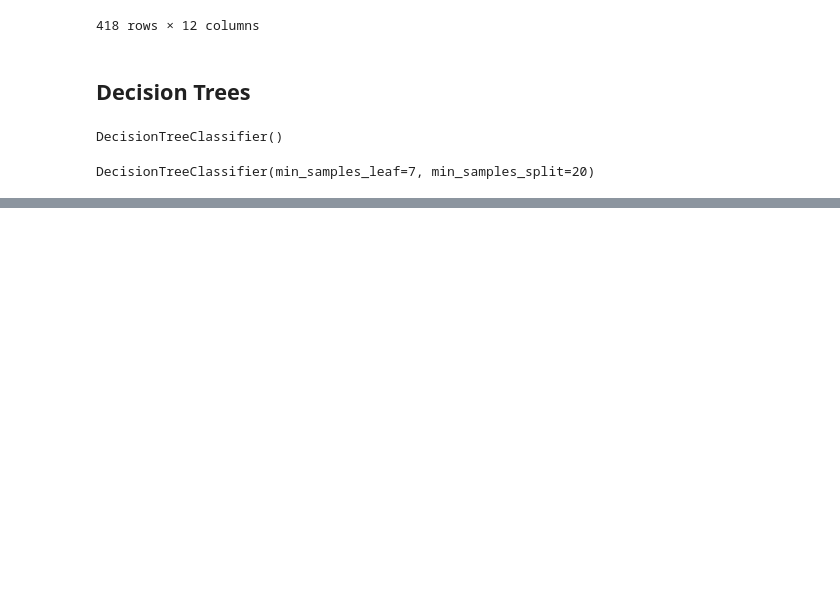
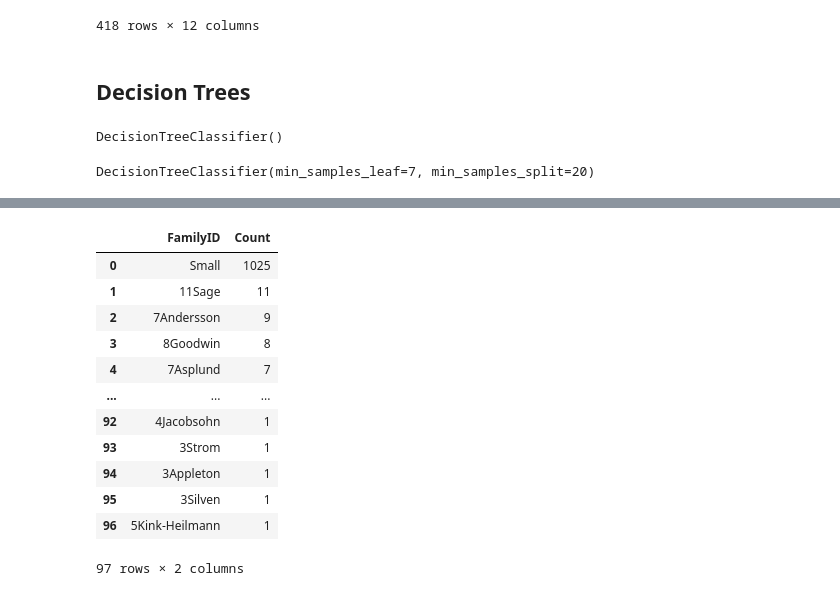
Before and after one commit to belenareal/titanic, a Jupyter notebook: titanic.ipynb, the cells around one changed output, grey strips where cells are left out. Drawn from its saved outputs; the diff is of its cells as text; code cells hidden in the pictures; blank space fills up the shorter version.

```diff
--- a/titanic.ipynb
+++ b/titanic.ipynb
@@ -323,0 +485,4 @@ submit.to_csv('data/tree_prediction.csv', index=False)
+# %%
+combi['Surname'] = combi['Name'].str.split('[,.]').str[0]
+# %%
+combi['FamilyID'] = combi['FamilySize'].astype(str) + combi['Surname']
@@ -323,0 +504,2 @@ submit.to_csv('data/tree_prediction.csv', index=False)
+# %%
+combi.loc[combi['FamilySize'] <= 2, 'FamilyID'] = 'Small'
@@ -323,0 +522,19 @@ submit.to_csv('data/tree_prediction.csv', index=False)
+# %%
+famIDs = pd.DataFrame(combi['FamilyID'].value_counts()).reset_index()
+famIDs.columns = ['FamilyID', 'Count']
+# %%
+famIDs
+# %% [output]
+|  | FamilyID | Count |
+| 0 | Small | 1025 |
+| 1 | 11Sage | 11 |
+| 2 | 7Andersson | 9 |
+| 3 | 8Goodwin | 8 |
+| 4 | 7Asplund | 7 |
+| ... | ... | ... |
+| 92 | 4Jacobsohn | 1 |
+| 93 | 3Strom | 1 |
+| 94 | 3Appleton | 1 |
+| 95 | 3Silven | 1 |
+| 96 | 5Kink-Heilmann | 1 |
+97 rows × 2 columns
```
Also changed, not shown: parts of 38 cells of this notebook.
